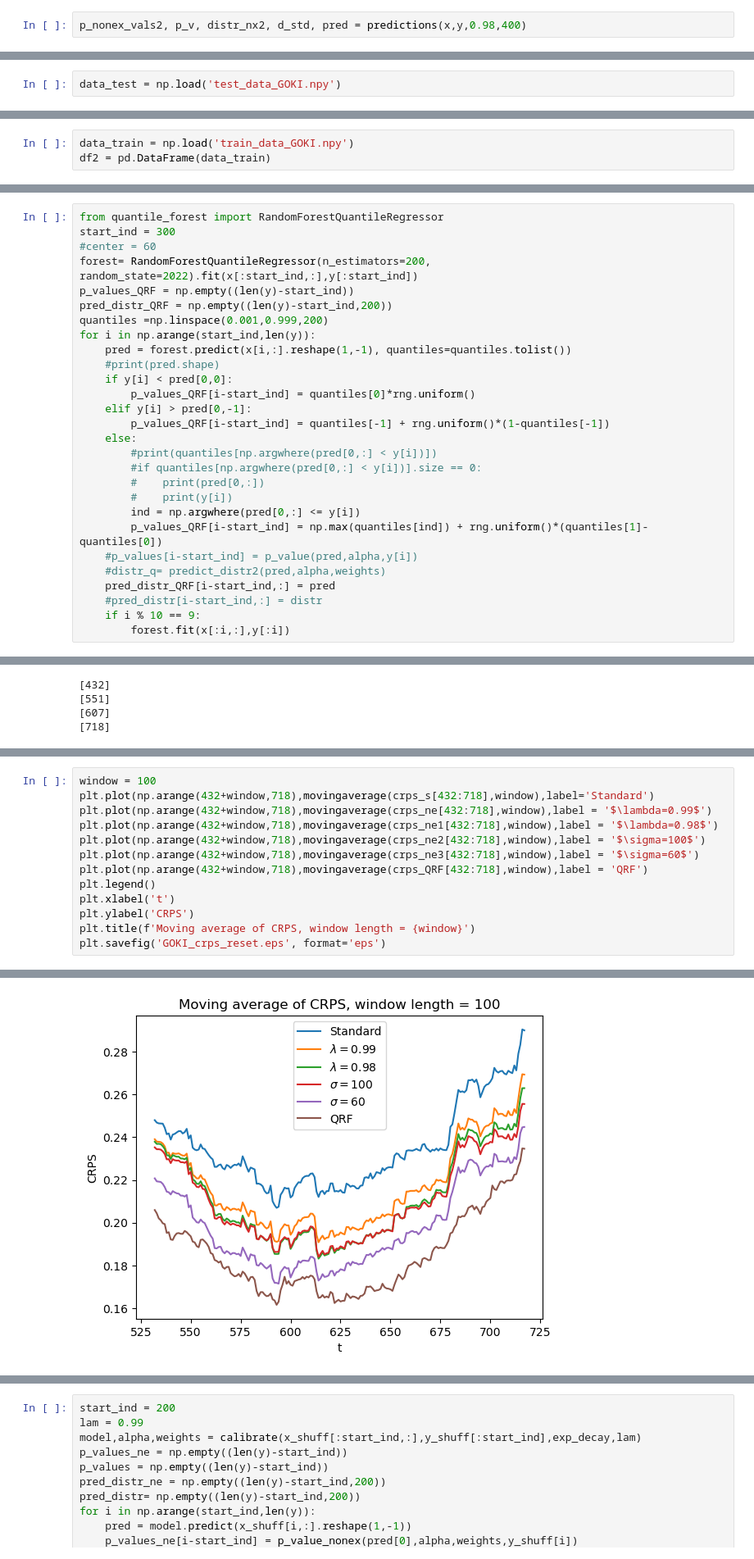
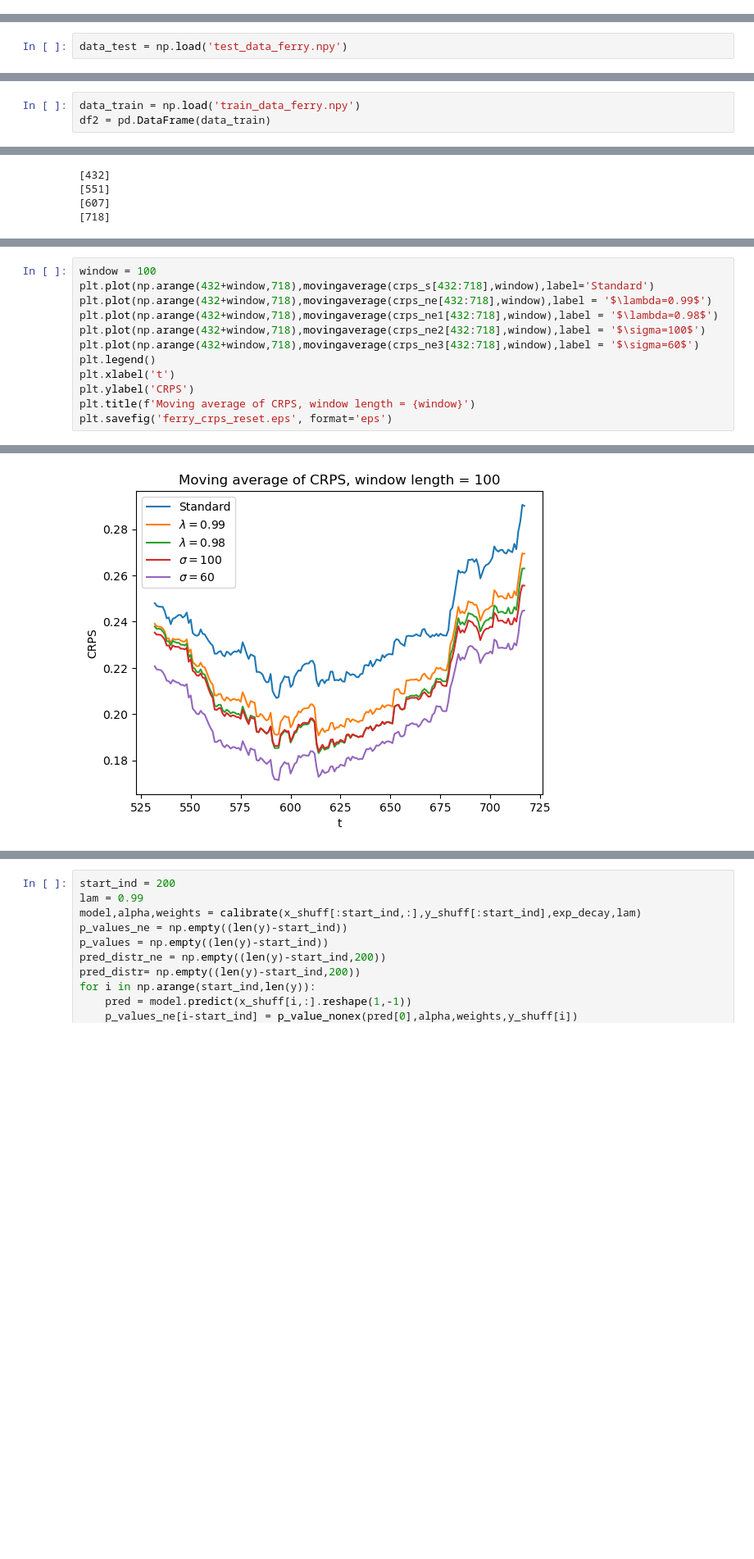
Before and after one commit to salthoff/weighted-conformal-pvalues, a Jupyter notebook: non-ex.ipynb, the cells around one changed output, grey strips where cells are left out. Shown at 82% size. Saved outputs shown, nothing was run; the diff lists cells and outputs as text; blank space fills up the shorter version.

```diff
--- a/non-ex.ipynb
+++ b/non-ex.ipynb
@@ -843,2 +749,0 @@ pred = 1.6040163183049998, i = 2227, b = [  0.74710487   1.88874725   0.41497417
-# %%
-p_nonex_vals2, p_v, distr_nx2, d_std, pred = predictions(x,y,0.98,400)
@@ -922,7 +759,7 @@ data_loaded.shape
 # %% [output]
 (126486,)
 # %%
-data_test = np.load('test_data_GOKI.npy')
+data_test = np.load('test_data_ferry.npy')
 # %%
 data_test[0:3,:]
 # %% [output]
@@ -950,7 +787,7 @@ df.describe()
 | 75% | 0.855404 | 0.668883 | 0.626389 | 1.000295 | 0.977745 | 1.578262 | 0.849360 | -0.178818 | 1.010628 | 0.989484 | 0.753171 |
 | max | 1.758757 | 5.775668 | 5.753659 | 1.500080 | 1.575533 | 1.578262 | 1.669659 | 5.592288 | 1.010628 | 0.989484 | 4.411821 |
 # %%
-data_train = np.load('train_data_GOKI.npy')
+data_train = np.load('train_data_ferry.npy')
 df2 = pd.DataFrame(data_train)
 # %%
 print(data_train[:,10])
@@ -1180,30 +1003,2 @@ for i in np.arange(start_ind,len(y)):
     if i % 10 == 9:
         model,alpha,weights = calibrate(x[:i,:],y[:i],sigmoid,center)
-# %%
-from quantile_forest import RandomForestQuantileRegressor
-start_ind = 300
-#center = 60
-forest= RandomForestQuantileRegressor(n_estimators=200, random_state=2022).fit(x[:start_ind,:],y[:start_ind])
-p_values_QRF = np.empty((len(y)-start_ind))
-pred_distr_QRF = np.empty((len(y)-start_ind,200))
-quantiles =np.linspace(0.001,0.999,200)
-for i in np.arange(start_ind,len(y)):
-    pred = forest.predict(x[i,:].reshape(1,-1), quantiles=quantiles.tolist())
-    #print(pred.shape)
-    if y[i] < pred[0,0]:
-        p_values_QRF[i-start_ind] = quantiles[0]*rng.uniform()
-    elif y[i] > pred[0,-1]:
-        p_values_QRF[i-start_ind] = quantiles[-1] + rng.uniform()*(1-quantiles[-1])
-    else:
-        #print(quantiles[np.argwhere(pred[0,:] < y[i])])
-        #if quantiles[np.argwhere(pred[0,:] < y[i])].size == 0:
-        #    print(pred[0,:])
-        #    print(y[i])
-        ind = np.argwhere(pred[0,:] <= y[i])
-        p_values_QRF[i-start_ind] = np.max(quantiles[ind]) + rng.uniform()*(quantiles[1]-quantiles[0])
-    #p_values[i-start_ind] = p_value(pred,alpha,y[i])
-    #distr_q= predict_distr2(pred,alpha,weights)
-    pred_distr_QRF[i-start_ind,:] = pred
-    #pred_distr[i-start_ind,:] = distr
-    if i % 10 == 9:
-        forest.fit(x[:i,:],y[:i])
@@ -1365,19 +1140,18 @@ print(np.std(crps_ne3[432:718]))
 # %%
 window = 100
 plt.plot(np.arange(432+window,718),movingaverage(crps_s[432:718],window),label='Standard')
 plt.plot(np.arange(432+window,718),movingaverage(crps_ne[432:718],window),label = '$\lambda=0.99$')
 plt.plot(np.arange(432+window,718),movingaverage(crps_ne1[432:718],window),label = '$\lambda=0.98$')
 plt.plot(np.arange(432+window,718),movingaverage(crps_ne2[432:718],window),label = '$\sigma=100$')
 plt.plot(np.arange(432+window,718),movingaverage(crps_ne3[432:718],window),label = '$\sigma=60$')
-plt.plot(np.arange(432+window,718),movingaverage(crps_QRF[432:718],window),label = 'QRF')
 plt.legend()
 plt.xlabel('t')
 plt.ylabel('CRPS')
 plt.title(f'Moving average of CRPS, window length = {window}')
-plt.savefig('GOKI_crps_reset.eps', format='eps')
+plt.savefig('ferry_crps_reset.eps', format='eps')
 # %% [output]
 The PostScript backend does not support transparency; partially transparent artists will be rendered opaque.
-[figure, old version]
+[figure, new version]
 # %%
 window = 100
 plt.plot(np.arange(window,len(crps_s)),movingaverage(crps_s,window),label='Standard')
```
Also changed, not shown: parts of 35 cells of this notebook.
